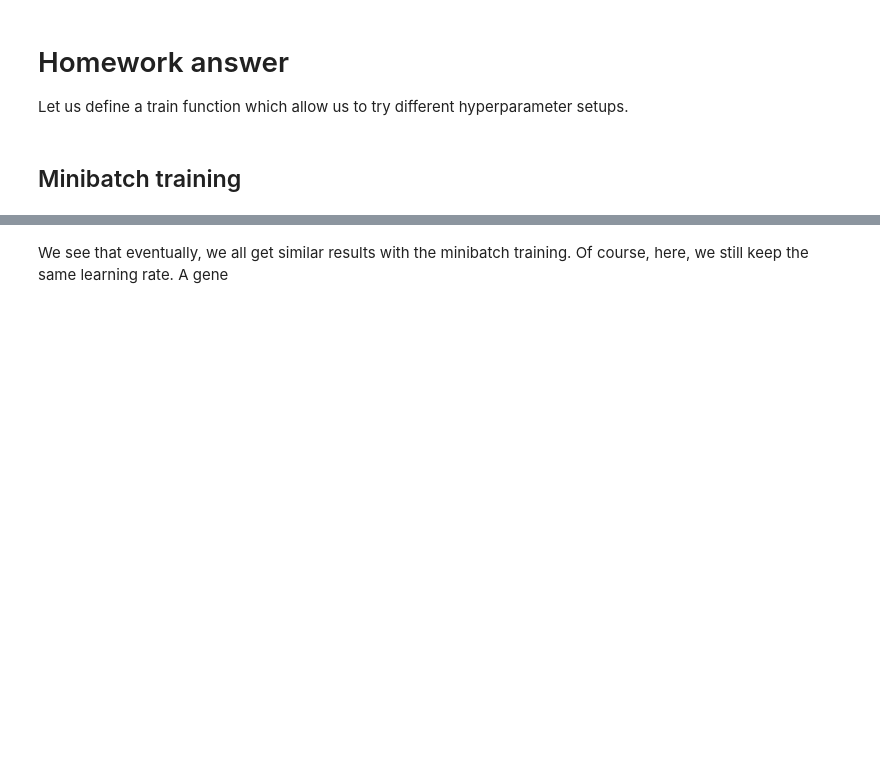
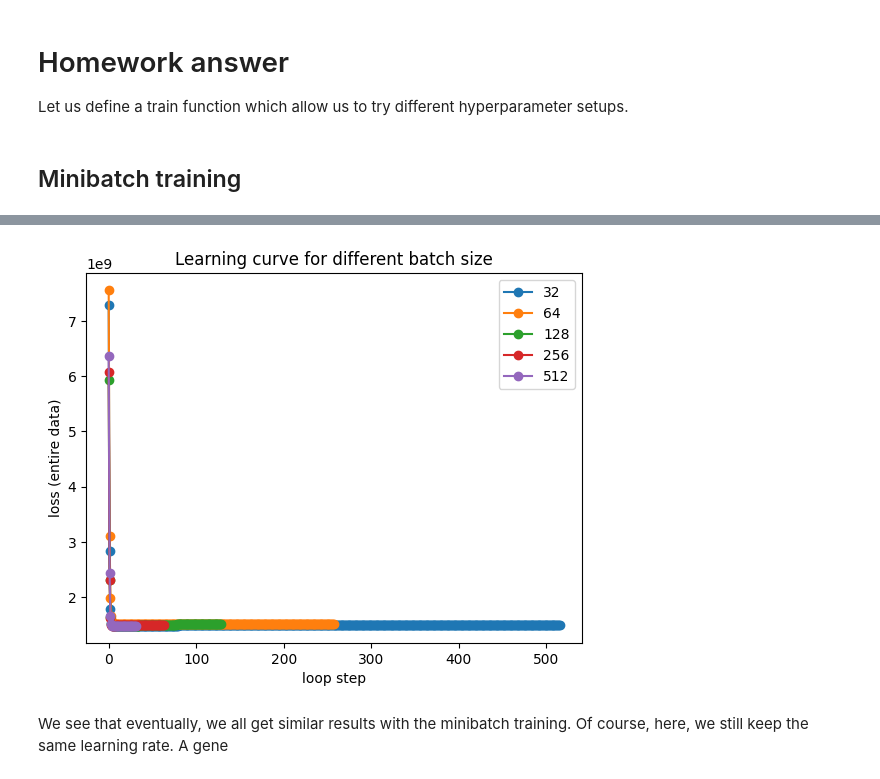
Before and after one commit to vsshah25/ai-science-training-series, a Jupyter notebook: 01_intro_AI_on_Supercomputer/01_linear_regression_sgd.ipynb, the cells around one changed output, grey strips where cells are left out. Saved outputs shown, nothing was run; the diff lists cells and outputs as text; code cells hidden in the pictures; blank space fills up the shorter version.

```diff
--- a/01_intro_AI_on_Supercomputer/01_linear_regression_sgd.ipynb
+++ b/01_intro_AI_on_Supercomputer/01_linear_regression_sgd.ipynb
@@ -510,10 +478,18 @@ def my_train(batch_size, epochs, learning_rate_m, learning_rate_b):
 # %%
 print('previously calculated: y_i = %.2f * x + %.2f    loss: %f\n=======================================' % (m_calc,b_calc,loss_value))
 
+# fig,ax = plt.subplots(1,5,figsize=(18,6),dpi=80)
+# i = 0
+for batch_size in 32, 64, 128, 256, 512:
+    m, b, l, lh = my_train(batch_size, 30, 1e-7,1e-1)
+    print(f"batch size: {batch_size}, m={m:.4f}, b={b:.4f}, loss={l:.4f}")
+    plt.plot(lh,'o-',label=batch_size)
 
-for batch_size in 32, 64, 128, 256, 512:
-    m, b, l = train(batch_size, 30, 1e-7,1e-1)
-    print(f"batch size: {batch_size}, m={m:.4f}, b={b:.4f}, loss={l:.4f}")
+plt.legend()
+plt.xlabel('loop step')
+plt.ylabel('loss (entire data)')
+plt.title('Learning curve for different batch size')
+plt.show()
 # %% [output]
 previously calculated: y_i = 87.69 * x + 34754.08    loss: 1015007032.754009
 =======================================
@@ -525,3 +501,4 @@ batch size: 512, m=88.3010, b=32852.9271, loss=1478962895.3075
+[figure, added]
 # %% [markdown]
 We see that eventually, we all get similar results with the minibatch training. Of course, here, we still keep the same learning rate. A gene
 # %% [markdown]
```
Also changed, not shown: parts of 2 cells of this notebook.
